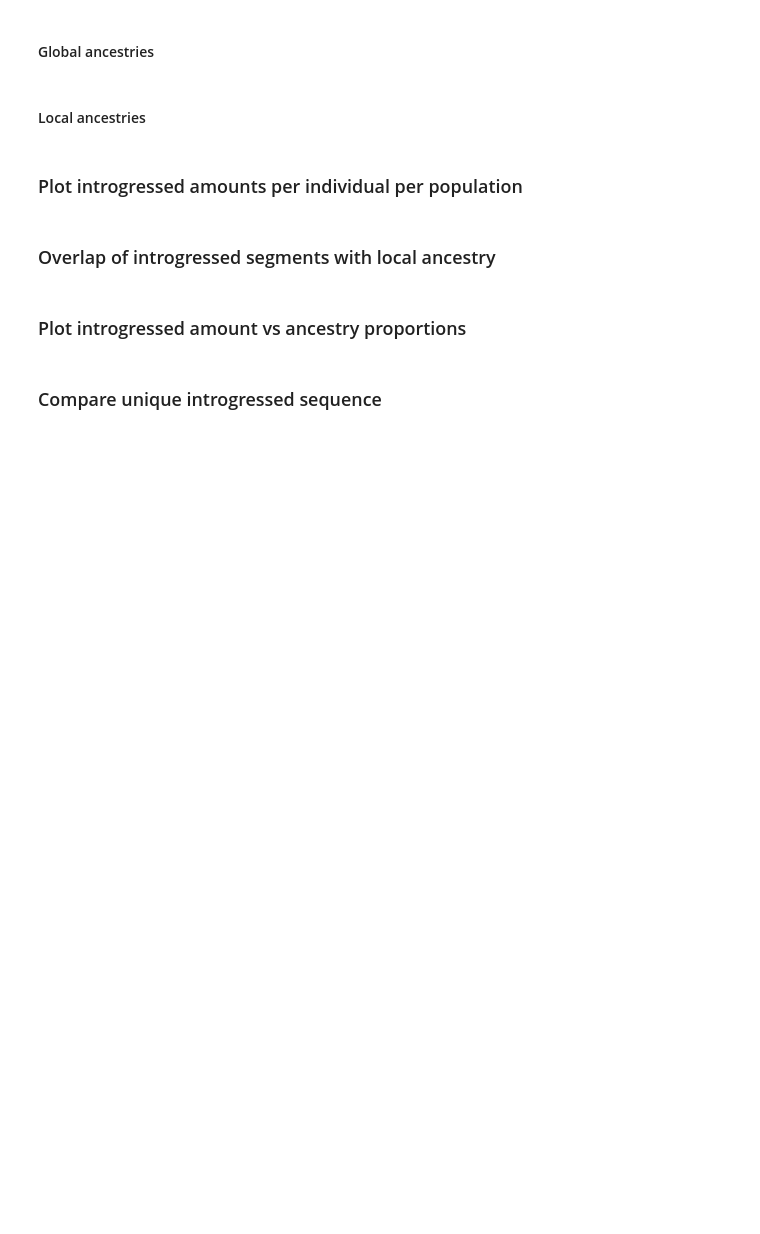
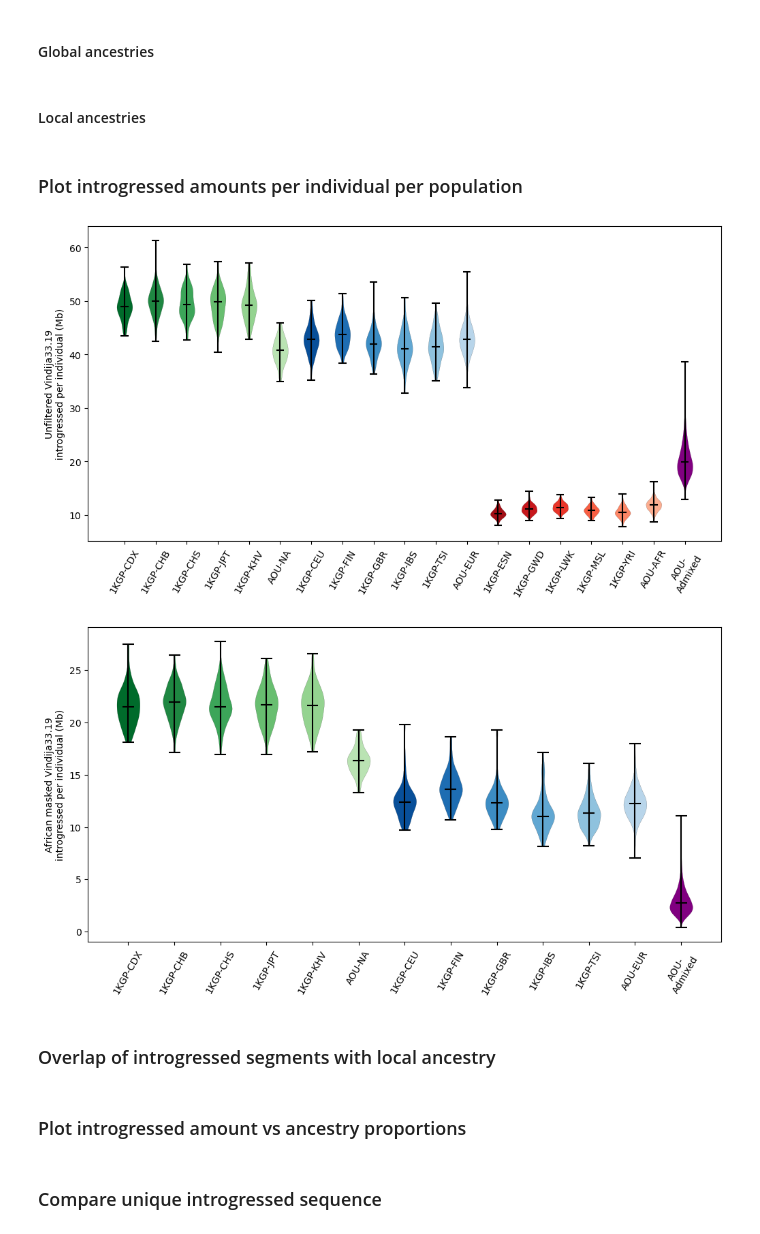
Before and after one commit to LachanceLab/introgression_in_admixed_genomes, a Jupyter notebook: visualizations_introgression.ipynb, the cells around one changed output. Cells and saved outputs as stored; diff of their text form; code cells hidden in the pictures; blank space fills up the shorter version.

```diff
--- a/visualizations_introgression.ipynb
+++ b/visualizations_introgression.ipynb
@@ -365,24 +368,27 @@ local_ancestry.IID = local_ancestry.IID.values.astype(str)
 # %% [markdown]
 ### Plot introgressed amounts per individual per population
 # %%
-ibdmix = read_ibdmix_results('results50kb_wo_PEGS/ibdmix_Vindija33.19/ibdmix_results_masked_denisovan_combined_50kb_4.0LOD.bed')
-ibdmix_masked = read_ibdmix_results('results50kb_wo_PEGS/ibdmix_Vindija33.19/ibdmix_results_masked_denisovan_combined_50kb_4.0LOD_afr_masked.bed')
-ibdmix.replace({"AOUNA": "AOU-NA", 'AOUAFR': 'AOU-AFR', 'PEGS': 'PEGS-EUR', 'AOUEUR': 'AOU-EUR'}, inplace=True)
+ibdmix = read_ibdmix_results('results/ibdmix_Vindija33.19/ibdmix_results_masked_denisovan_combined_50kb_4.0LOD.bed')
+ibdmix_masked = read_ibdmix_results('results/ibdmix_Vindija33.19/ibdmix_results_masked_denisovan_combined_50kb_4.0LOD_afr_masked.bed')
+ibdmix.replace({"AOUNA": "AOU-NA", 'AOUAFR': 'AOU-AFR', 'AOUEUR': 'AOU-EUR'}, inplace=True)
 ibdmix.replace({population: f'1KGP-{population}' for population in ibdmix['pop'].unique()
                 if not population.startswith('AOU-') and population != 'AA'}, inplace=True)
 
-ibdmix_masked.replace({"AOUNA": "AOU-NA", 'AOUAFR': 'AOU-AFR', 'PEGS': 'PEGS-EUR', 'AOUEUR': 'AOU-EUR'},
+ibdmix_masked.replace({"AOUNA": "AOU-NA", 'AOUAFR': 'AOU-AFR', 'AOUEUR': 'AOU-EUR'},
                       inplace=True)
 ibdmix_masked.replace({population: f'1KGP-{population}' for population in ibdmix_masked['pop'].unique()
                        if not population.startswith('AOU-') and population != 'AA'}, inplace=True)
 fig, ax = compare_amounts_predicted_introgressed_sequence_by_populations(ibdmix, 'Unfiltered Vindija33.19')
 fig1, ax1 = compare_amounts_predicted_introgressed_sequence_by_populations(ibdmix_masked,
                                                                            'African masked Vindija33.19')
 # fig.savefig('visualizations/amounts_neanderthal_global.pdf', bbox_inches='tight', dpi=600)
 # fig.savefig('visualizations/amounts_neanderthal_global.png', bbox_inches='tight', dpi=600)
 
 fig1.savefig('visualizations/amounts_neanderthal_global_afr_masked.pdf', bbox_inches='tight', dpi=600)
 fig1.savefig('visualizations/amounts_neanderthal_global_afr_masked.png', bbox_inches='tight', dpi=600)
+# %% [output]
+[figure, added]
+[figure, added]
 # %% [markdown]
 ### Overlap of introgressed segments with local ancestry
 # %%
```
Also changed, not shown: parts of 23 cells of this notebook, 4 other files.
